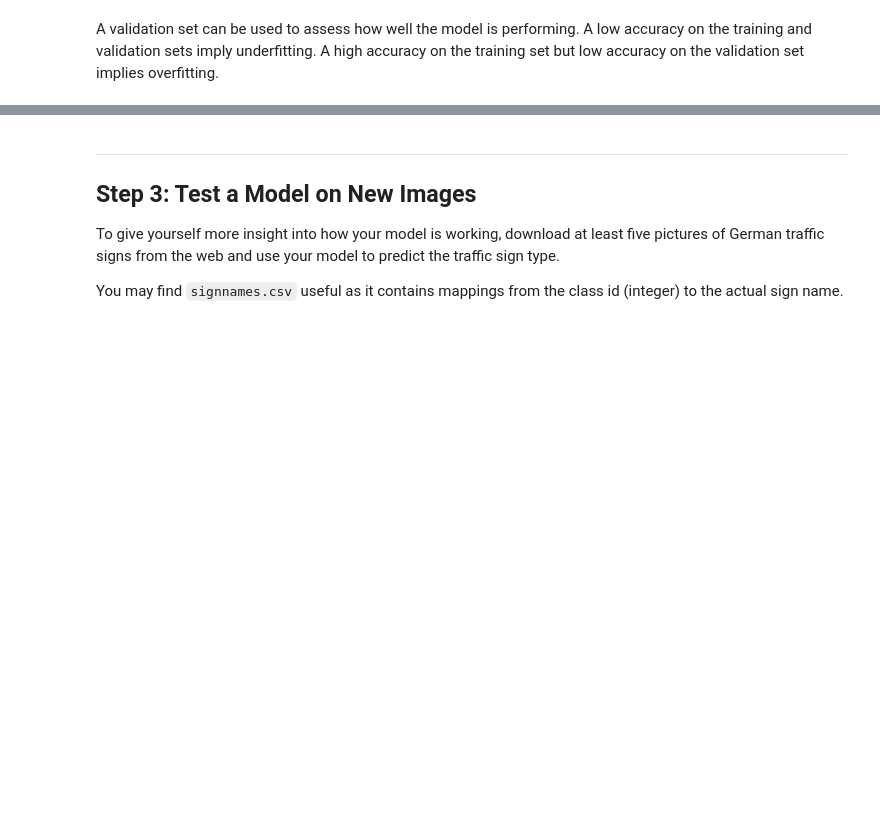
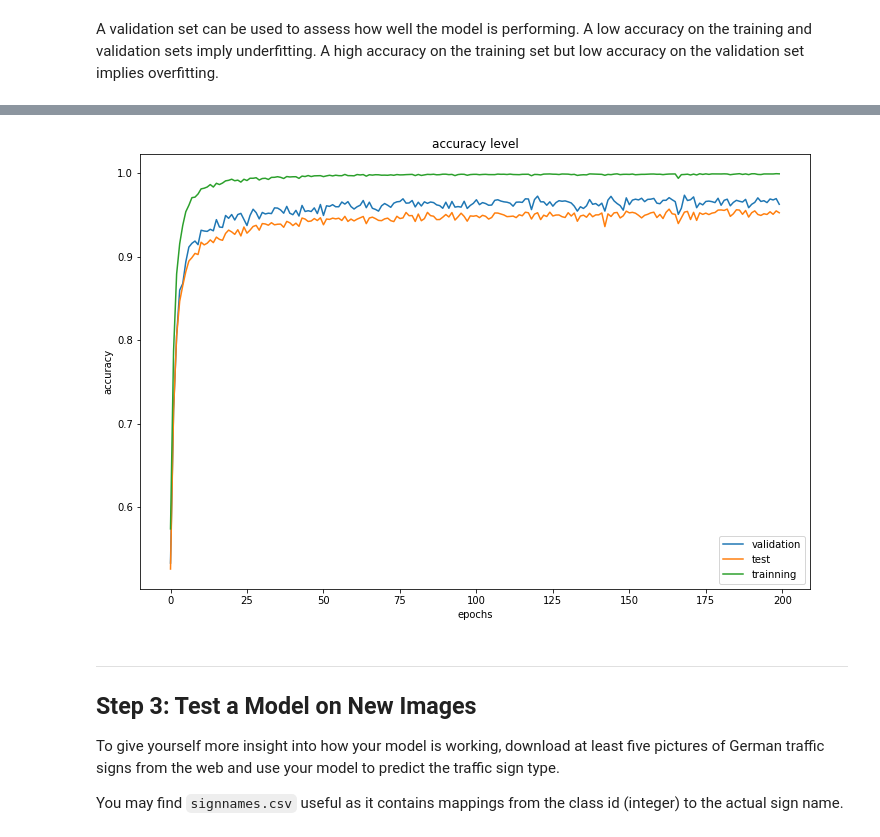
Before and after one commit to somof/CarND-Traffic-Sign-Classifier-Project-work, a Jupyter notebook: Traffic_Sign_Classifier.ipynb, the cells around one changed output, grey strips where cells are left out. Saved outputs shown, nothing was run; the diff lists cells and outputs as text; code cells hidden in the pictures; blank space fills up the shorter version.

```diff
--- a/Traffic_Sign_Classifier.ipynb
+++ b/Traffic_Sign_Classifier.ipynb
@@ -425,16 +435,18 @@ EPOCH 194 ...
 # %%
 import matplotlib.pyplot as plt
 
-fig = plt.figure()
+fig = plt.figure(figsize=(12,8))
 ax = fig.add_subplot(111)
 gr = plt.plot(range(EPOCHS), accuracy, '-')
 plt.legend(['validation', 'test', 'trainning'])
 plt.title('accuracy level')
 # plt.xlim(0, 255)
 # plt.ylim(0, 150)
 ax.set_xlabel("epochs")
 ax.set_ylabel("accuracy")
 plt.show()
+# %% [output]
+[figure, added]
 # %% [markdown]
 ---
 
```
Also changed, not shown: parts of 6 cells of this notebook.
